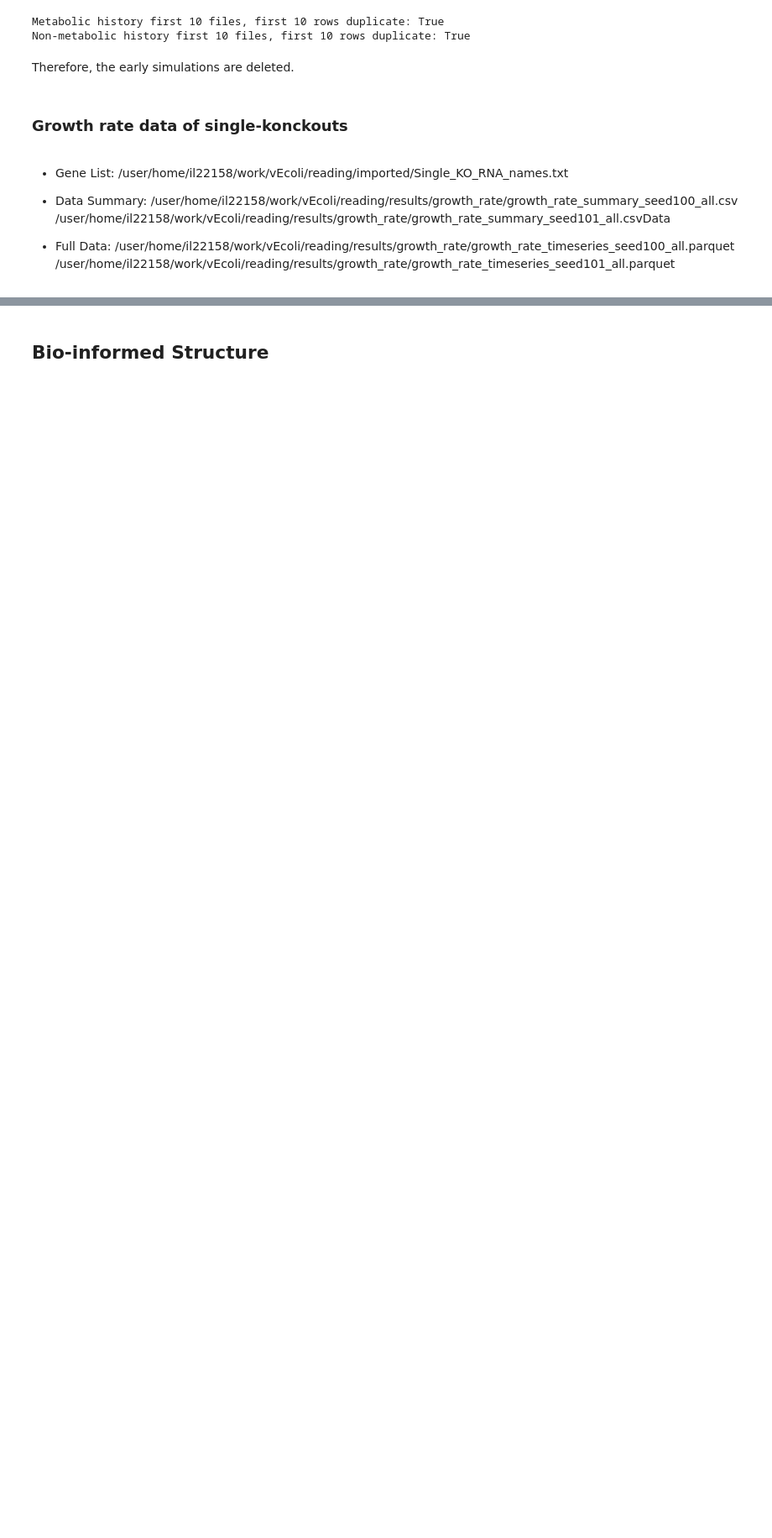
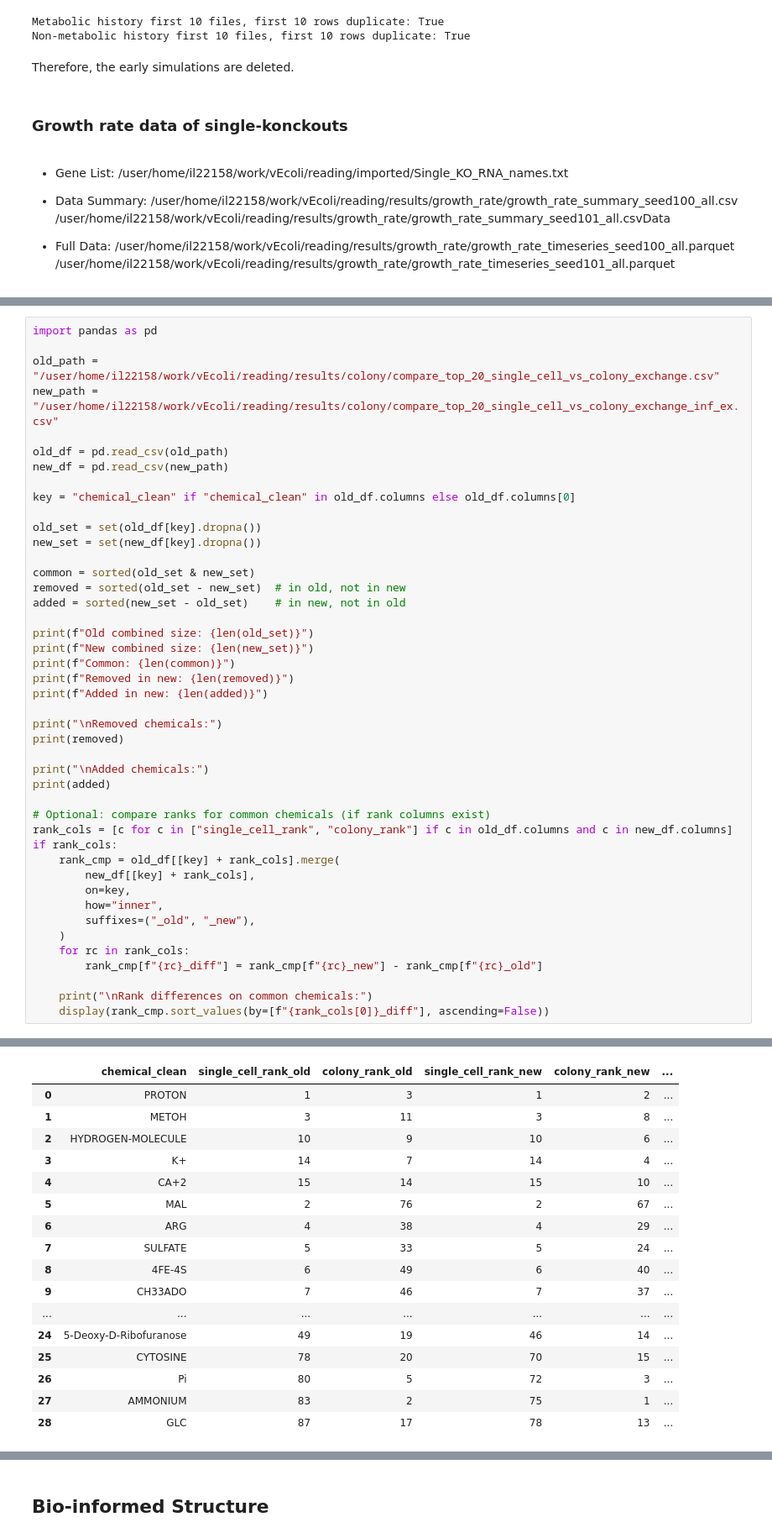
Before and after one commit to katha815/vEcoli-Local, a Jupyter notebook: reading/analysis_prior_to_ML_train.ipynb, the cells around one changed output, grey strips where cells are left out. Shown at 84% size. Saved outputs shown, nothing was run; the diff lists cells and outputs as text; blank space fills up the shorter version.

```diff
--- a/reading/analysis_prior_to_ML_train.ipynb
+++ b/reading/analysis_prior_to_ML_train.ipynb
@@ -1465,0 +1907,45 @@ Therefore, the early simulations are deleted.
+# %%
+import pandas as pd
+
+old_path = "/user/home/il22158/work/vEcoli/reading/results/colony/compare_top_20_single_cell_vs_colony_exchange.csv"
+new_path = "/user/home/il22158/work/vEcoli/reading/results/colony/compare_top_20_single_cell_vs_colony_exchange_inf_ex.csv"
+
+old_df = pd.read_csv(old_path)
+new_df = pd.read_csv(new_path)
+
+key = "chemical_clean" if "chemical_clean" in old_df.columns else old_df.columns[0]
+
+old_set = set(old_df[key].dropna())
+new_set = set(new_df[key].dropna())
+
+common = sorted(old_set & new_set)
+removed = sorted(old_set - new_set)  # in old, not in new
+added = sorted(new_set - old_set)    # in new, not in old
+
+print(f"Old combined size: {len(old_set)}")
+print(f"New combined size: {len(new_set)}")
+print(f"Common: {len(common)}")
+print(f"Removed in new: {len(removed)}")
+print(f"Added in new: {len(added)}")
+
+print("\nRemoved chemicals:")
+print(removed)
+
+print("\nAdded chemicals:")
+print(added)
+
+# Optional: compare ranks for common chemicals (if rank columns exist)
+rank_cols = [c for c in ["single_cell_rank", "colony_rank"] if c in old_df.columns and c in new_df.columns]
+if rank_cols:
+    rank_cmp = old_df[[key] + rank_cols].merge(
+        new_df[[key] + rank_cols],
+        on=key,
+        how="inner",
+        suffixes=("_old", "_new"),
+    )
+    for rc in rank_cols:
+        rank_cmp[f"{rc}_diff"] = rank_cmp[f"{rc}_new"] - rank_cmp[f"{rc}_old"]
+
+    print("\nRank differences on common chemicals:")
+    display(rank_cmp.sort_values(by=[f"{rank_cols[0]}_diff"], ascending=False))
+# %% [output]
@@ -1465,0 +1965,17 @@ Therefore, the early simulations are deleted.
+|  | chemical_clean | single_cell_rank_old | colony_rank_old | single_cell_rank_new | colony_rank_new | ... |
+| 0 | PROTON | 1 | 3 | 1 | 2 | ... |
+| 1 | METOH | 3 | 11 | 3 | 8 | ... |
+| 2 | HYDROGEN-MOLECULE | 10 | 9 | 10 | 6 | ... |
+| 3 | K+ | 14 | 7 | 14 | 4 | ... |
+| 4 | CA+2 | 15 | 14 | 15 | 10 | ... |
+| 5 | MAL | 2 | 76 | 2 | 67 | ... |
+| 6 | ARG | 4 | 38 | 4 | 29 | ... |
+| 7 | SULFATE | 5 | 33 | 5 | 24 | ... |
+| 8 | 4FE-4S | 6 | 49 | 6 | 40 | ... |
+| 9 | CH33ADO | 7 | 46 | 7 | 37 | ... |
+| ... | ... | ... | ... | ... | ... | ... |
+| 24 | 5-Deoxy-D-Ribofuranose | 49 | 19 | 46 | 14 | ... |
+| 25 | CYTOSINE | 78 | 20 | 70 | 15 | ... |
+| 26 | Pi | 80 | 5 | 72 | 3 | ... |
+| 27 | AMMONIUM | 83 | 2 | 75 | 1 | ... |
+| 28 | GLC | 87 | 17 | 78 | 13 | ... |
```
Also changed, not shown: parts of 10 cells of this notebook, 15 other files.
